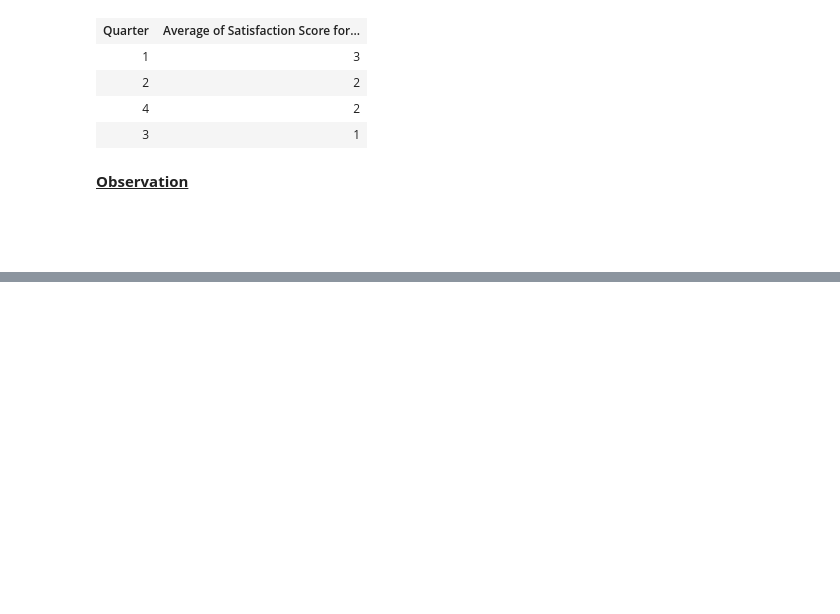
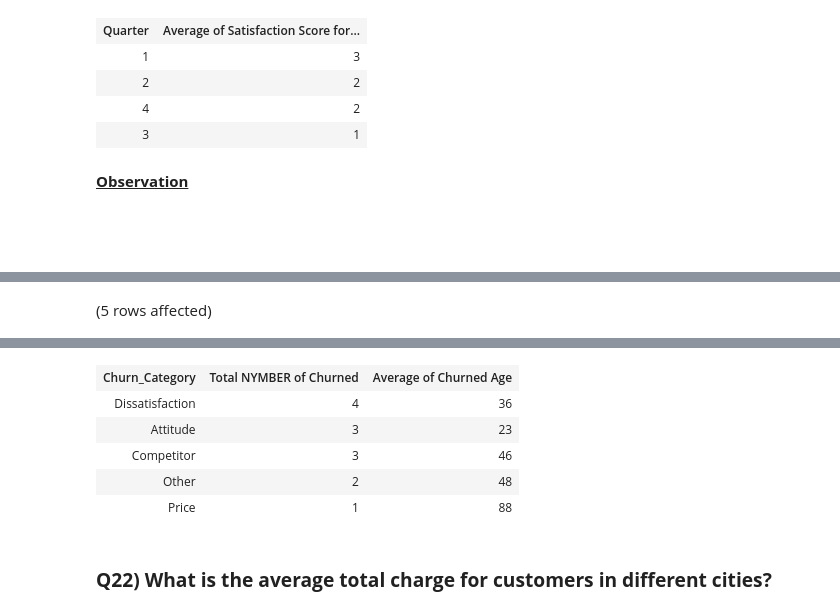
Before and after one commit to sohilamohey/ITI-SQL-Project-Telco-Company, a Jupyter notebook: Offical Code.ipynb, the cells around one changed output, grey strips where cells are left out. Saved outputs shown, nothing was run; the diff lists cells and outputs as text; code cells hidden in the pictures; blank space fills up the shorter version.

```diff
--- a/Offical Code.ipynb
+++ b/Offical Code.ipynb
@@ -246,0 +349,5 @@ Total execution time: 00:00:00.018
+# %%
+-- Called proc of GetChurnStatistics
+GetChurnStatistics Churn_Category
+# %% [output]
+(5 rows affected)
@@ -246,0 +355,8 @@ Total execution time: 00:00:00.018
+| Churn_Category | Total NYMBER of Churned | Average of Churned Age |
+| Dissatisfaction | 4 | 36 |
+| Attitude | 3 | 23 |
+| Competitor | 3 | 46 |
+| Other | 2 | 48 |
+| Price | 1 | 88 |
+# %% [markdown]
+### **Q22) What is the average total charge for customers in different cities?**
```
Also changed, not shown: parts of 30 cells of this notebook.
